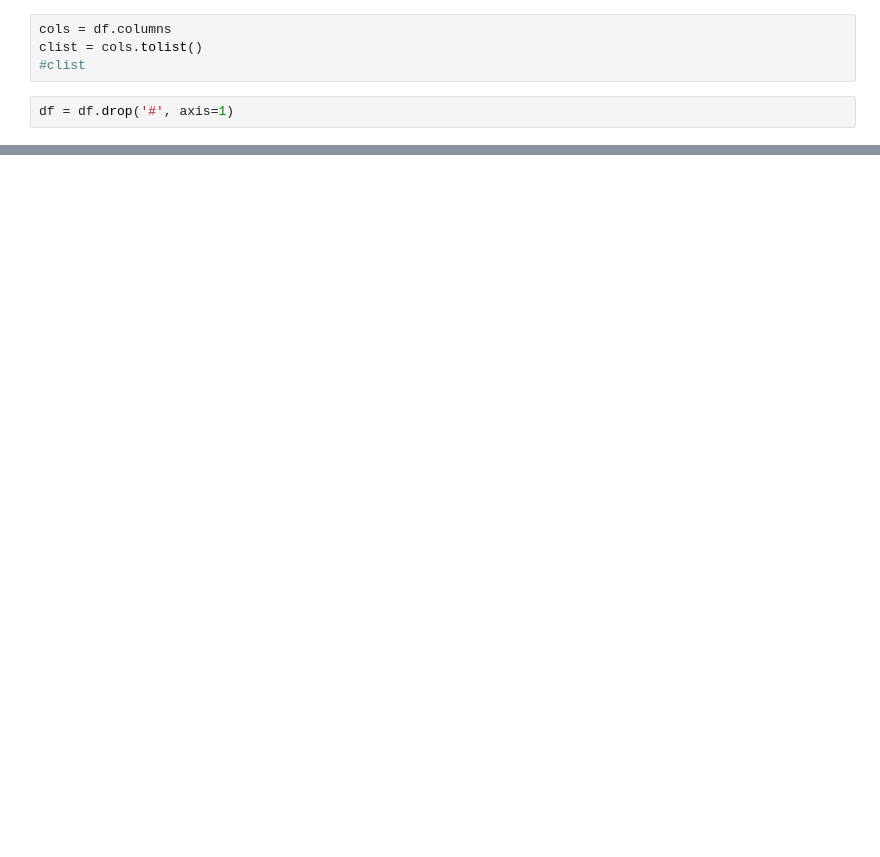
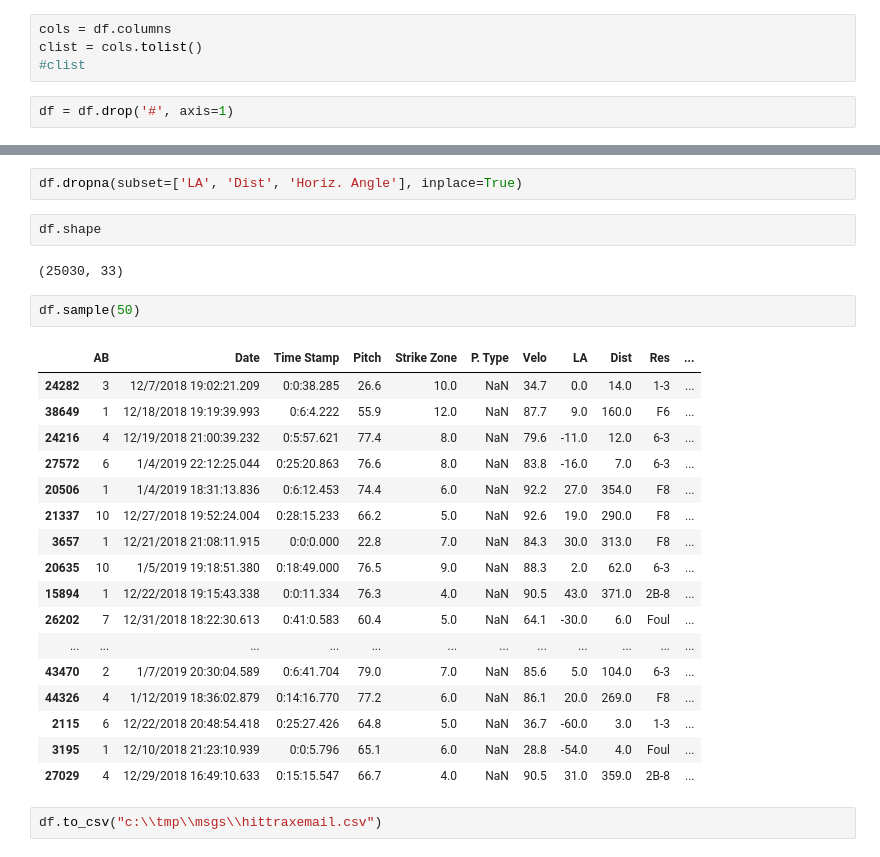
Before and after one commit to sumairshah/Driveline-Hitters, a Jupyter notebook: emailrecords2.ipynb, the cells around one changed output, grey strips where cells are left out. Saved outputs shown, nothing was run; the diff lists cells and outputs as text; blank space fills up the shorter version.

```diff
--- a/emailrecords2.ipynb
+++ b/emailrecords2.ipynb
@@ -205,0 +208,28 @@ df.shape
+# %%
+df.dropna(subset=['LA', 'Dist', 'Horiz. Angle'], inplace=True)
+# %%
+df.shape
+# %% [output]
+(25030, 33)
+# %%
+df.sample(50)
+# %% [output]
+|  | AB | Date | Time Stamp | Pitch | Strike Zone | P. Type | Velo | LA | Dist | Res | ... |
+| 24282 | 3 | 12/7/2018 19:02:21.209 | 0:0:38.285 | 26.6 | 10.0 | NaN | 34.7 | 0.0 | 14.0 | 1-3 | ... |
+| 38649 | 1 | 12/18/2018 19:19:39.993 | 0:6:4.222 | 55.9 | 12.0 | NaN | 87.7 | 9.0 | 160.0 | F6 | ... |
+| 24216 | 4 | 12/19/2018 21:00:39.232 | 0:5:57.621 | 77.4 | 8.0 | NaN | 79.6 | -11.0 | 12.0 | 6-3 | ... |
+| 27572 | 6 | 1/4/2019 22:12:25.044 | 0:25:20.863 | 76.6 | 8.0 | NaN | 83.8 | -16.0 | 7.0 | 6-3 | ... |
+| 20506 | 1 | 1/4/2019 18:31:13.836 | 0:6:12.453 | 74.4 | 6.0 | NaN | 92.2 | 27.0 | 354.0 | F8 | ... |
+| 21337 | 10 | 12/27/2018 19:52:24.004 | 0:28:15.233 | 66.2 | 5.0 | NaN | 92.6 | 19.0 | 290.0 | F8 | ... |
+| 3657 | 1 | 12/21/2018 21:08:11.915 | 0:0:0.000 | 22.8 | 7.0 | NaN | 84.3 | 30.0 | 313.0 | F8 | ... |
+| 20635 | 10 | 1/5/2019 19:18:51.380 | 0:18:49.000 | 76.5 | 9.0 | NaN | 88.3 | 2.0 | 62.0 | 6-3 | ... |
+| 15894 | 1 | 12/22/2018 19:15:43.338 | 0:0:11.334 | 76.3 | 4.0 | NaN | 90.5 | 43.0 | 371.0 | 2B-8 | ... |
+| 26202 | 7 | 12/31/2018 18:22:30.613 | 0:41:0.583 | 60.4 | 5.0 | NaN | 64.1 | -30.0 | 6.0 | Foul | ... |
+| ... | ... | ... | ... | ... | ... | ... | ... | ... | ... | ... | ... |
+| 43470 | 2 | 1/7/2019 20:30:04.589 | 0:6:41.704 | 79.0 | 7.0 | NaN | 85.6 | 5.0 | 104.0 | 6-3 | ... |
+| 44326 | 4 | 1/12/2019 18:36:02.879 | 0:14:16.770 | 77.2 | 6.0 | NaN | 86.1 | 20.0 | 269.0 | F8 | ... |
+| 2115 | 6 | 12/22/2018 20:48:54.418 | 0:25:27.426 | 64.8 | 5.0 | NaN | 36.7 | -60.0 | 3.0 | 1-3 | ... |
+| 3195 | 1 | 12/10/2018 21:23:10.939 | 0:0:5.796 | 65.1 | 6.0 | NaN | 28.8 | -54.0 | 4.0 | Foul | ... |
+| 27029 | 4 | 12/29/2018 16:49:10.633 | 0:15:15.547 | 66.7 | 4.0 | NaN | 90.5 | 31.0 | 359.0 | 2B-8 | ... |
+# %%
+df.to_csv("c:\\tmp\\msgs\\hittraxemail.csv")
```
Also changed, not shown: parts of 8 cells of this notebook.
